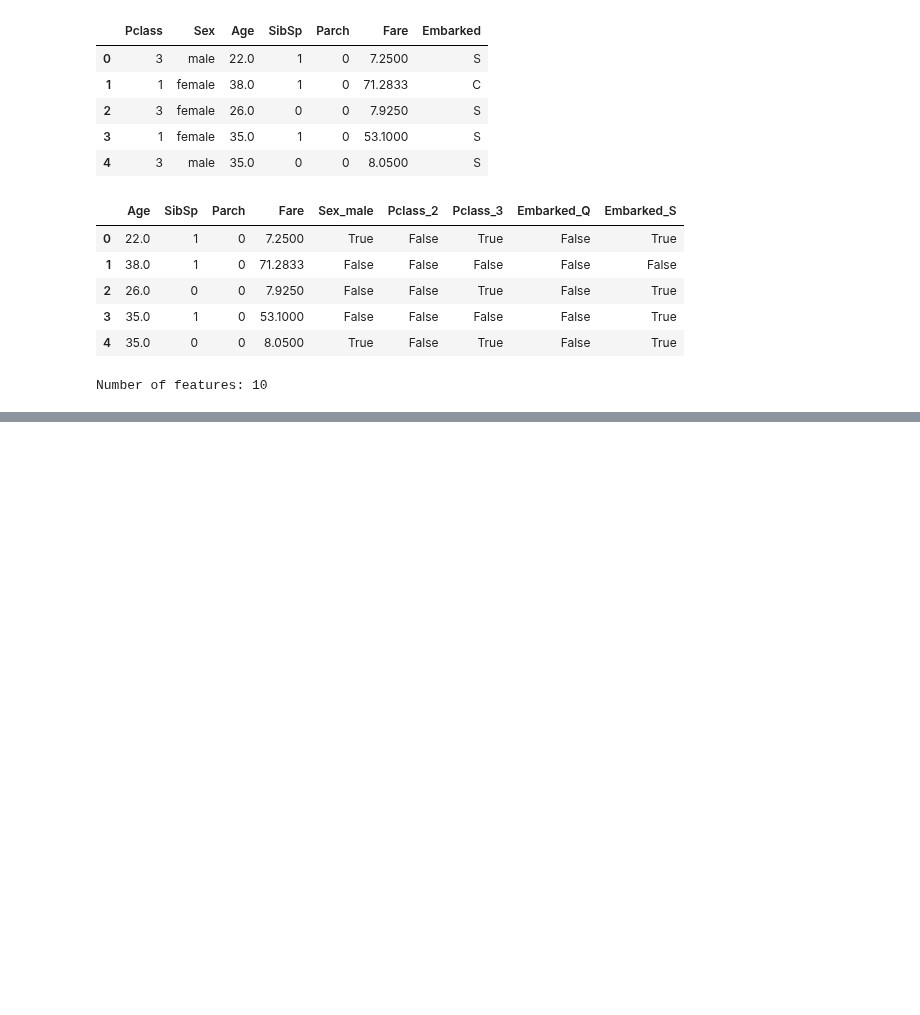
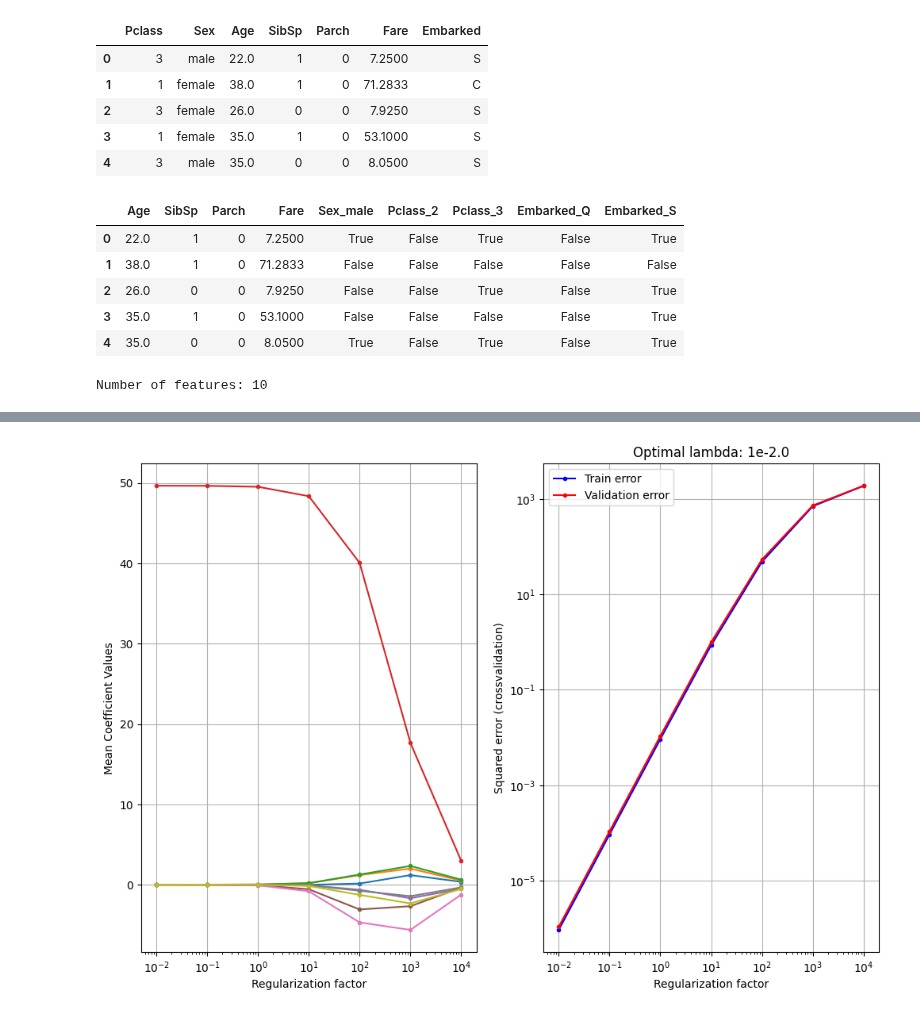
Before and after one commit to GisleGaren/IntroML02450, a Jupyter notebook: part2/analysis.ipynb, the cells around one changed output, grey strips where cells are left out. Drawn from its saved outputs; the diff is of its cells as text; code cells hidden in the pictures; blank space fills up the shorter version.

Commit message:
The model's output doesn't seem to make any sense. I have noticed that one of the weights are massive, starting off at 50, easily trumping the other ones. Maybe I'll have to standardize again?

```diff
--- a/part2/analysis.ipynb
+++ b/part2/analysis.ipynb
@@ -138,16 +150,19 @@ Number of features: 10
 # Like in our examples that we've looked through, we'll keep the lambda values 10^-5 to 10^8
 lambdas = np.power(10.0, range(-2, 5))
 
-# Initialize variables
+# Initialize the training and test errors without regularization
 Error_train = np.empty((K, 1))
 Error_test = np.empty((K, 1))
+
+# Initialize the training and test errors with regularization
 Error_train_rlr = np.empty((K, 1))
 Error_test_rlr = np.empty((K, 1))
-Error_train_nofeatures = np.empty((K, 1))
-Error_test_nofeatures = np.empty((K, 1))
+
+# This w_rlr represents the weights for the regularized linear regression model
 w_rlr = np.empty((M, K))
-mu = np.empty((K, M - 1))
-sigma = np.empty((K, M - 1))
+
+# Below arrays store the weights for each fold in the unregularized linear regression model
+w_noreg = np.empty((M, K))
 
 # Store errors across lambda values for plotting
 train_err_vs_lambda = []
@@ -280,12 +295,6 @@ for train_index, test_index in CV.split(X, y):
         test_err_vs_lambda, # This array stores the validation error (mean squared error) for each tested lambda
     ) = rlr_validate(X_train, y_train, lambdas, internal_cross_validation)
 
-    # Let's check the values we have gotten out of rlr_validate
-    # print(f"Optimal lambda: {opt_lambda}")
-    # k+=1
-    # print("number of loops: ", k)
-    print("optimal validation error: ", opt_val_err)
-
     # In the exercise, the dataset is standardized within the rlr_validate folds individually as well as
     # in the outer fold here. This is not necessary, as the data is already standardized before the cross validation
     # So we'll go straight to defining the XtX and Xty terms for the training set to find
@@ -303,8 +312,55 @@ for train_index, test_index in CV.split(X, y):
     # Each column corresponds to the weights for each attribute in the given fold
     w_rlr[:, k] = np.linalg.solve(XtX + lambdaI, Xty).squeeze()
 
-    print(k)
-    k+=1
+    # Compute mean squared error with regularization with optimal lambda now that we have our weights from
+    # the "optimal" lambda of the inner cross validation
+    Error_train_rlr[k] = (
+        np.square(y_train - X_train @ w_rlr[:, k]).sum(axis=0) / y_train.shape[0]
+    )
+    Error_test_rlr[k] = (
+        np.square(y_test - X_test @ w_rlr[:, k]).sum(axis=0) / y_test.shape[0]
+    )
+
+    # Let's compute the training and test errors without the regularization term lambda
+
+    # Estimate weights for unregularized linear regression, on entire training set
+    w_noreg[:, k] = np.linalg.solve(XtX, Xty).squeeze()
+    # Compute mean squared error without regularization
+    Error_train[k] = (
+        np.square(y_train - X_train @ w_noreg[:, k]).sum(axis=0) / y_train.shape[0]
+    )
+    Error_test[k] = (
+        np.square(y_test - X_test @ w_noreg[:, k]).sum(axis=0) / y_test.shape[0]
+    )
+
+        # Display the results for the last cross-validation fold
+    if k == K - 1:
+        figure(k, figsize=(12, 8))
+        subplot(1, 2, 1)
+        semilogx(lambdas, mean_w_vs_lambda.T[:, 1:], ".-")  # Don't plot the bias term
+        xlabel("Regularization factor")
+        ylabel("Mean Coefficient Values")
+        grid()
+        # You can choose to display the legend, but it's omitted for a cleaner
+        # plot, since there are many attributes
+        # legend(attributeNames[1:], loc='best')
+
+        subplot(1, 2, 2)
+        title("Optimal lambda: 1e{0}".format(np.log10(opt_lambda)))
+        loglog(
+            lambdas, train_err_vs_lambda.T, "b.-", lambdas, test_err_vs_lambda.T, "r.-"
+        )
+        xlabel("Regularization factor")
+        ylabel("Squared error (crossvalidation)")
+        legend(["Train error", "Validation error"])
+        grid()
+
+    # To inspect the used indices, use these print statements
+    # print('Cross validation fold {0}/{1}:'.format(k+1,K))
+    # print('Train indices: {0}'.format(train_index))
+    # print('Test indices: {0}\n'.format(test_index))
+
+    k += 1
 
 print("hei")
 # %% [output]
@@ -327 +377,2 @@ optimal validation error:  1.146653135272805e-06
 hei
+[figure, added]
```
Also changed, not shown: parts of 3 cells of this notebook.
